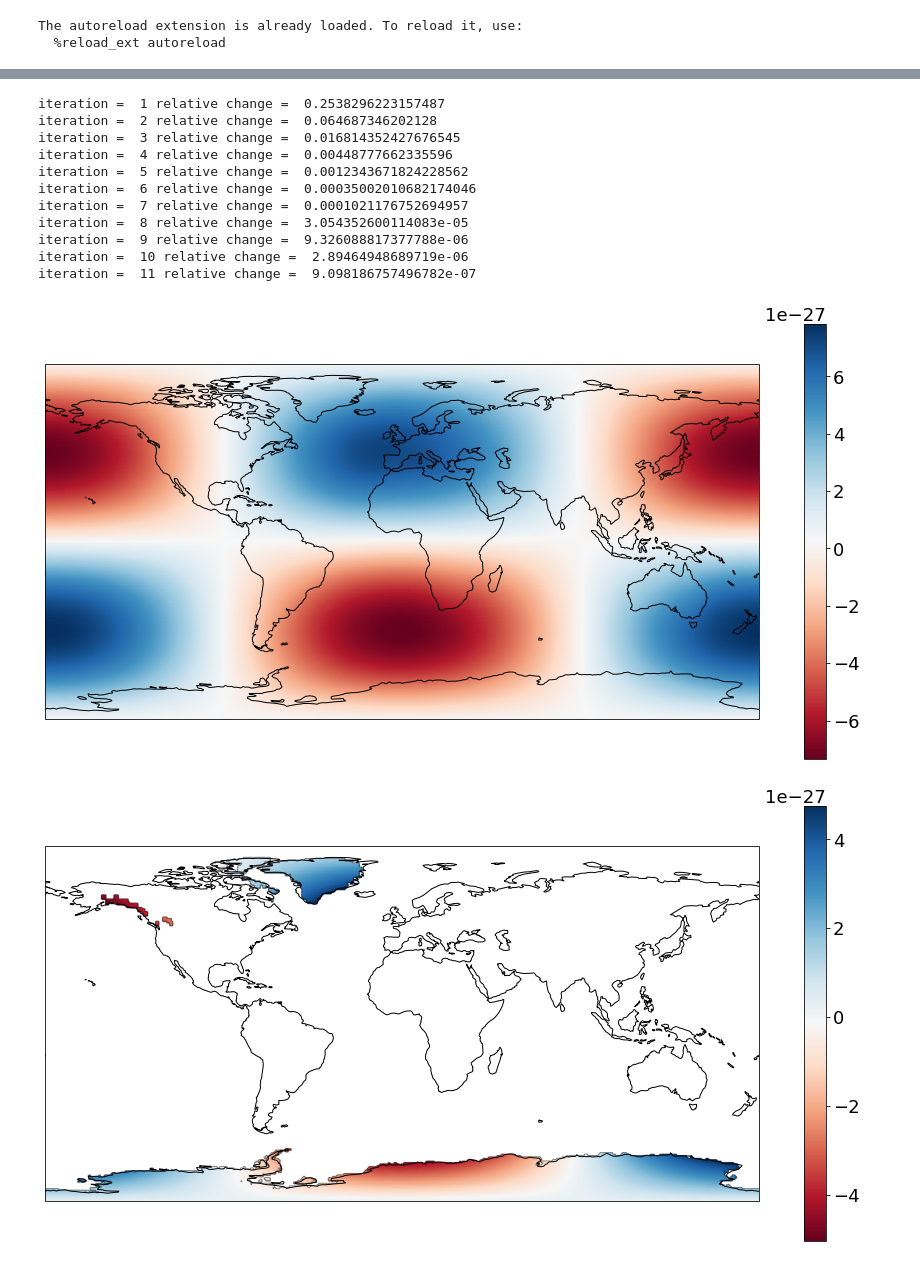
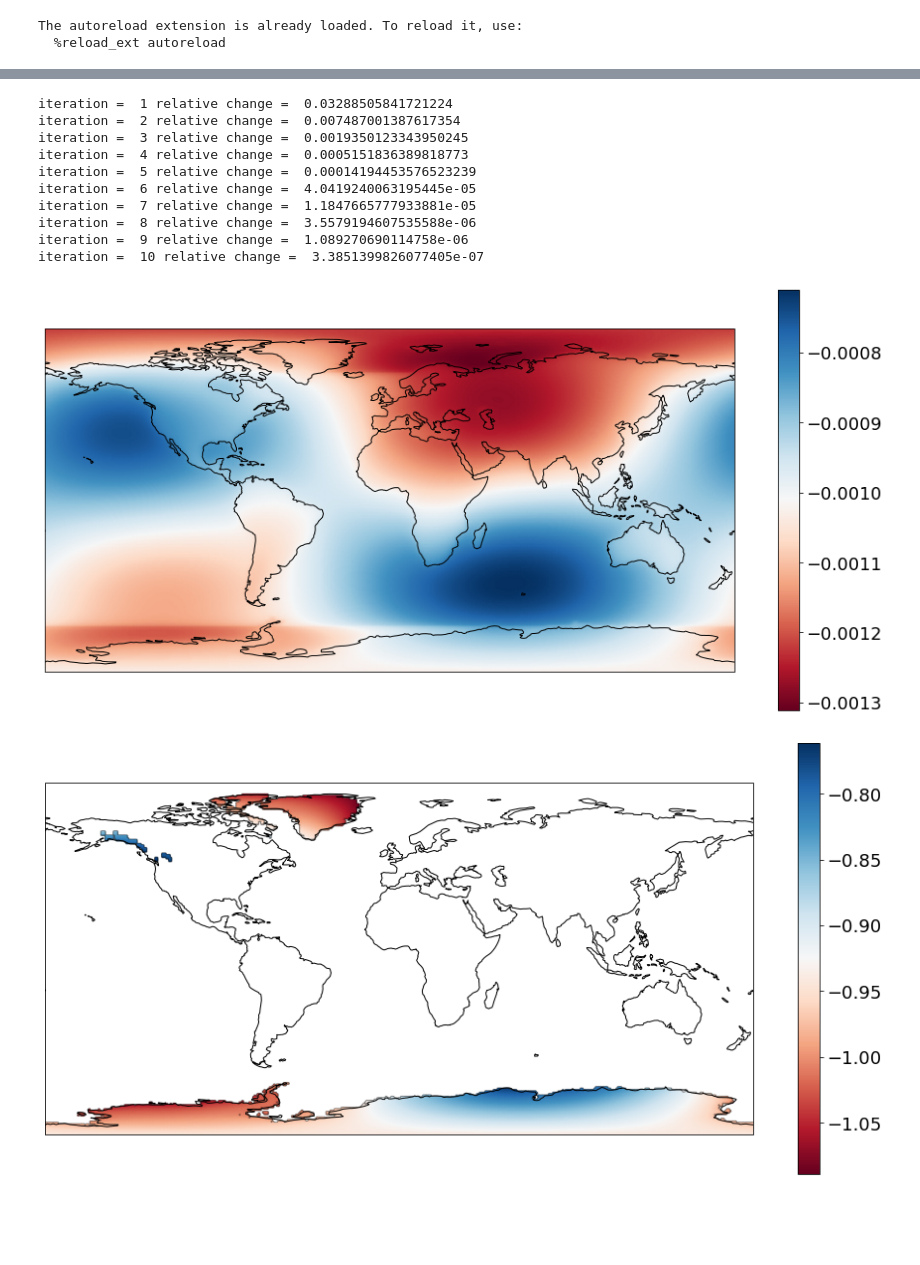
Before and after one commit to da380/SLReciprocityGJI, a Jupyter notebook: SLg.ipynb, the cells around one changed output, grey strips where cells are left out. Saved outputs shown, nothing was run; the diff lists cells and outputs as text; code cells hidden in the pictures; blank space fills up the shorter version.

```diff
--- a/SLg.ipynb
+++ b/SLg.ipynb
@@ -48,28 +48,56 @@ sl,u,phi,om,psi = SL.generalised_fingerprint(C,zeta,zeta_u,zeta_phi,lv)
 ocean_mask = SL.ocean_mask(sl0,ice0)
 SL.plot(ocean_mask*sl)
 
-# set the observation point and set the adjoint loads
-lats = np.zeros(1)
-lons = np.zeros(1)
-lats[0] =  52.48
-lons[0] =  1.75
-zeta_d        = 0*SL.point_load(L,lats,lons,angle = 5)
-zeta_u_d      = 0*SL.point_load(L,lats,lons,angle = 5)
-zeta_phi_d    = 0*SL.point_load(L,lats,lons,angle = 5)
-lv_d  = np.zeros(2)
-lv_d[0] = -SL.g
+# adjoint loads for a sea level measurement
+#lat =  52.48
+#lon =  1.75
+#zeta_d, zeta_u_d, zeta_phi_d, kk_d  = SL.sea_level_load(L,lat,lon,grid = 'GLQ',angle = 1.)
+
+# adjoint loads for a displacement measurement
+#lat =  52.48
+#lon =  1.75
+#zeta_d, zeta_u_d, zeta_phi_d, kk_d  = SL.displacement_load(L,lat,lon,grid = 'GLQ',angle = 1.)
+
+
+# adjoint loads for a potential point measurement
+#lat =  52.48
+#lon =  1.75
+#zeta_d, zeta_u_d, zeta_phi_d, kk_d  = SL.potential_load(L,lat,lon,grid = 'GLQ',angle = 1.)
+
+
+#adjoint loads for a gravity measurement
+#l = 2
+#m = 1
+#zeta_d, zeta_u_d, zeta_phi_d, kk_d = SL.potential_coefficient_load(L,l,m,remove_psi = True)
+
+# adjoint loads for a sea surface height measurement
+#lat =  52.48
+#lon =  1.75
+#zeta_d, zeta_u_d, zeta_phi_d, kk_d  = SL.sea_surface_height_load(L,lat,lon,grid = 'GLQ',angle = 1.)
+
+zeta_d, zeta_u_d, zeta_phi_d, kk_d  = SL.sea_altimetry_load(sl0,ice0,remove_psi = True)
+
 
 # act the adjoint load on the sea level to get the observation
 J =   SL.surface_integral(zeta_d*sl) - SL.surface_integral(zeta_u_d*u) \
-       - SL.surface_integral(zeta_phi_d*(phi+psi))/SL.g - np.inner(lv_d,om)/SL.g
+       - SL.surface_integral(zeta_phi_d*(phi+psi))/SL.g - np.inner(kk_d,om)/SL.g
 
 # solve the adjoint problem
-sl_d,_,_,_,_ = SL.generalised_fingerprint(C,zeta_d,zeta_u_d,zeta_phi_d,lv_d)
+sl_d,_,_,_,_ = SL.generalised_fingerprint(C,zeta_d,zeta_u_d,zeta_phi_d,kk_d)
+
 SL.plot(sl_d)
-SL.plot(SL.ice_mask(sl0,ice0)*sl_d)
+SL.plot(SL.rhoi*(1-C)*ice_mask*sl_d)
 
 # act the load on the adjoint sea level
 J2 =   SL.surface_integral(zeta*sl_d)
 
+#phi_lm = phi.expand(normalization='ortho')
+#if(m >= 0):
+#    print(phi_lm.coeffs[0,l,m])
+#else:
+#    print(phi_lm.coeffs[1,l,-m])
+
+
+
 print(J,J2,np.abs((J-J2)/J))
 # %% [output]
@@ -86,13 +113,12 @@ iteration =  8 relative change =  4.917892902854762e-07
-iteration =  1 relative change =  0.2538296223157487
-iteration =  2 relative change =  0.064687346202128
-iteration =  3 relative change =  0.016814352427676545
-iteration =  4 relative change =  0.00448777662335596
-iteration =  5 relative change =  0.0012343671824228562
-iteration =  6 relative change =  0.00035002010682174046
-iteration =  7 relative change =  0.0001021176752694957
-iteration =  8 relative change =  3.054352600114083e-05
-iteration =  9 relative change =  9.326088817377788e-06
-iteration =  10 relative change =  2.89464948689719e-06
-iteration =  11 relative change =  9.098186757496782e-07
+iteration =  1 relative change =  0.03288505841721224
+iteration =  2 relative change =  0.007487001387617354
+iteration =  3 relative change =  0.0019350123343950245
+iteration =  4 relative change =  0.0005151836389818773
+iteration =  5 relative change =  0.00014194453576523239
+iteration =  6 relative change =  4.0419240063195445e-05
+iteration =  7 relative change =  1.1847665777933881e-05
+iteration =  8 relative change =  3.5579194607535588e-06
+iteration =  9 relative change =  1.089270690114758e-06
+iteration =  10 relative change =  3.3851399826077405e-07
-[figure, old version]
+[figure, new version]
-[figure, old version]
+[figure, new version]
```
Also changed, not shown: parts of 1 cell of this notebook, 2 other files.
